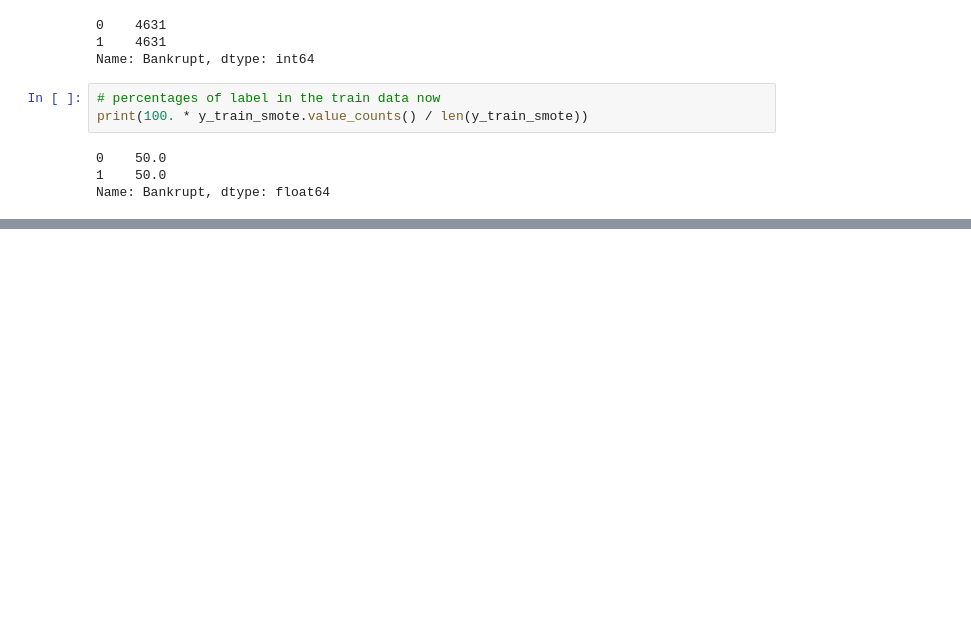
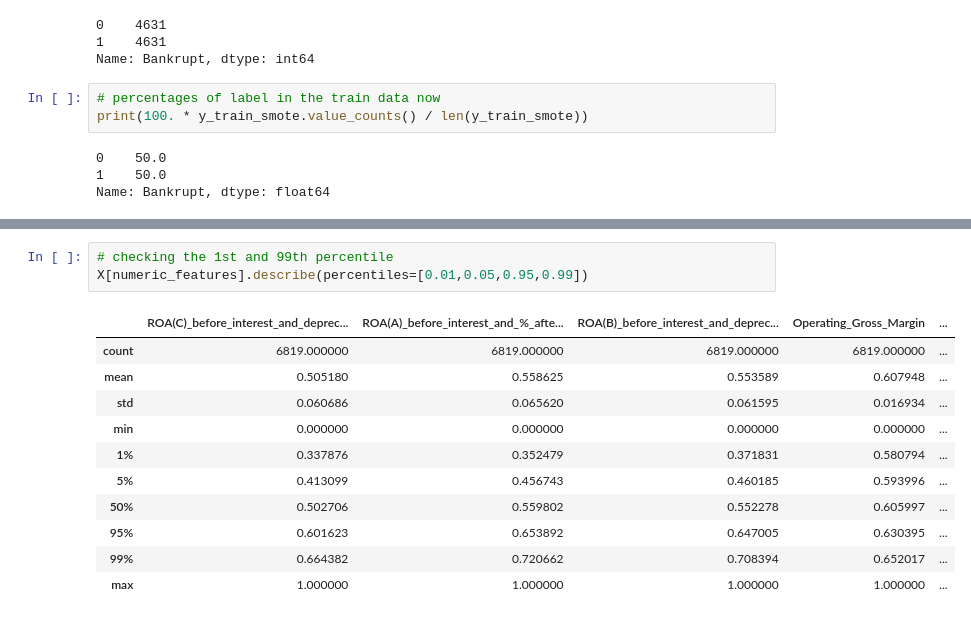
Before and after one commit to RanojoyBiswas/Company-Bankruptcy-Prediction, a Jupyter notebook: COMPANY_BANKRUPTCY_PREDICTION.ipynb, the cells around one changed output, grey strips where cells are left out. Cells and saved outputs as stored; diff of their text form; blank space fills up the shorter version.

```diff
--- a/COMPANY_BANKRUPTCY_PREDICTION.ipynb
+++ b/COMPANY_BANKRUPTCY_PREDICTION.ipynb
@@ -830,0 +945,15 @@ Name: Bankrupt, dtype: float64
+# %%
+# checking the 1st and 99th percentile
+X[numeric_features].describe(percentiles=[0.01,0.05,0.95,0.99])
+# %% [output]
+|  | ROA(C)_before_interest_and_deprec... | ROA(A)_before_interest_and_%_afte... | ROA(B)_before_interest_and_deprec... | Operating_Gross_Margin | ... |
+| count | 6819.000000 | 6819.000000 | 6819.000000 | 6819.000000 | ... |
+| mean | 0.505180 | 0.558625 | 0.553589 | 0.607948 | ... |
+| std | 0.060686 | 0.065620 | 0.061595 | 0.016934 | ... |
+| min | 0.000000 | 0.000000 | 0.000000 | 0.000000 | ... |
+| 1% | 0.337876 | 0.352479 | 0.371831 | 0.580794 | ... |
+| 5% | 0.413099 | 0.456743 | 0.460185 | 0.593996 | ... |
+| 50% | 0.502706 | 0.559802 | 0.552278 | 0.605997 | ... |
+| 95% | 0.601623 | 0.653892 | 0.647005 | 0.630395 | ... |
+| 99% | 0.664382 | 0.720662 | 0.708394 | 0.652017 | ... |
+| max | 1.000000 | 1.000000 | 1.000000 | 1.000000 | ... |
```
Also changed, not shown: parts of 24 cells of this notebook.
